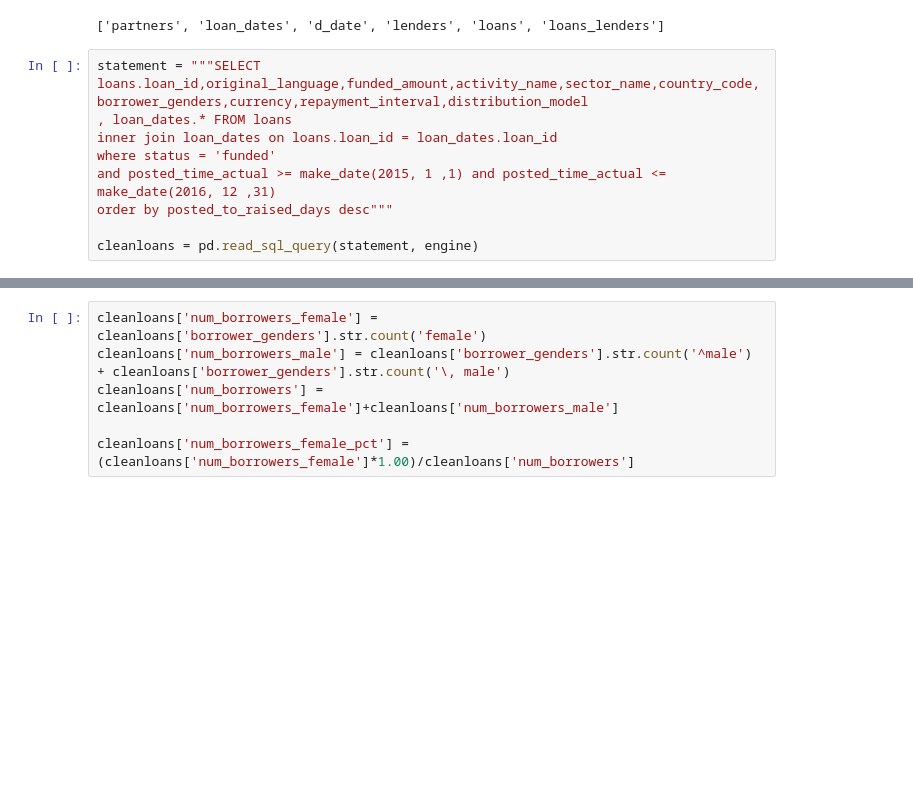
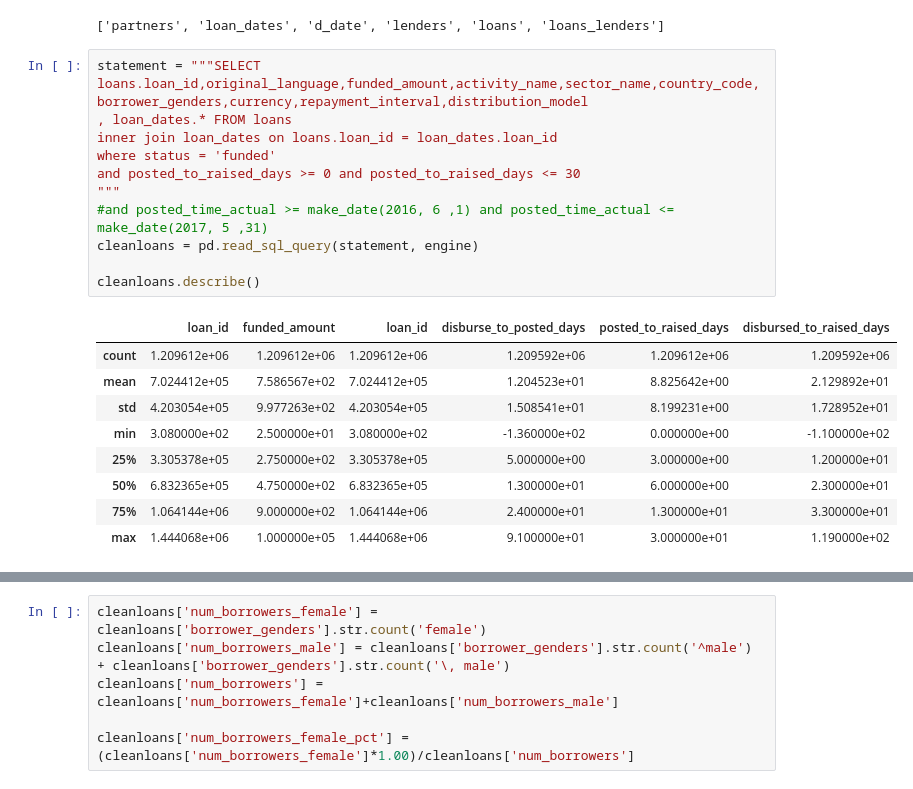
Before and after one commit to georgetown-analytics/Kiva, a Jupyter notebook: Kivainvestigation_Tom.ipynb, the cells around one changed output, grey strips where cells are left out. Drawn from its saved outputs; the diff is of its cells as text; blank space fills up the shorter version.

```diff
--- a/Kivainvestigation_Tom.ipynb
+++ b/Kivainvestigation_Tom.ipynb
@@ -14,9 +14,21 @@ print(table_names)
 # %%
 statement = """SELECT loans.loan_id,original_language,funded_amount,activity_name,sector_name,country_code,borrower_genders,currency,repayment_interval,distribution_model
 , loan_dates.* FROM loans
 inner join loan_dates on loans.loan_id = loan_dates.loan_id
 where status = 'funded'
-and posted_time_actual >= make_date(2015, 1 ,1) and posted_time_actual <= make_date(2016, 12 ,31)
-order by posted_to_raised_days desc"""
+and posted_to_raised_days >= 0 and posted_to_raised_days <= 30
+"""
+#and posted_time_actual >= make_date(2016, 6 ,1) and posted_time_actual <= make_date(2017, 5 ,31)
+cleanloans = pd.read_sql_query(statement, engine)
 
-cleanloans = pd.read_sql_query(statement, engine)
+cleanloans.describe()
+# %% [output]
+|  | loan_id | funded_amount | loan_id | disburse_to_posted_days | posted_to_raised_days | disbursed_to_raised_days |
+| count | 1.209612e+06 | 1.209612e+06 | 1.209612e+06 | 1.209592e+06 | 1.209612e+06 | 1.209592e+06 |
+| mean | 7.024412e+05 | 7.586567e+02 | 7.024412e+05 | 1.204523e+01 | 8.825642e+00 | 2.129892e+01 |
+| std | 4.203054e+05 | 9.977263e+02 | 4.203054e+05 | 1.508541e+01 | 8.199231e+00 | 1.728952e+01 |
+| min | 3.080000e+02 | 2.500000e+01 | 3.080000e+02 | -1.360000e+02 | 0.000000e+00 | -1.100000e+02 |
+| 25% | 3.305378e+05 | 2.750000e+02 | 3.305378e+05 | 5.000000e+00 | 3.000000e+00 | 1.200000e+01 |
+| 50% | 6.832365e+05 | 4.750000e+02 | 6.832365e+05 | 1.300000e+01 | 6.000000e+00 | 2.300000e+01 |
+| 75% | 1.064144e+06 | 9.000000e+02 | 1.064144e+06 | 2.400000e+01 | 1.300000e+01 | 3.300000e+01 |
+| max | 1.444068e+06 | 1.000000e+05 | 1.444068e+06 | 9.100000e+01 | 3.000000e+01 | 1.190000e+02 |
```
Also changed, not shown: parts of 2 cells of this notebook.
